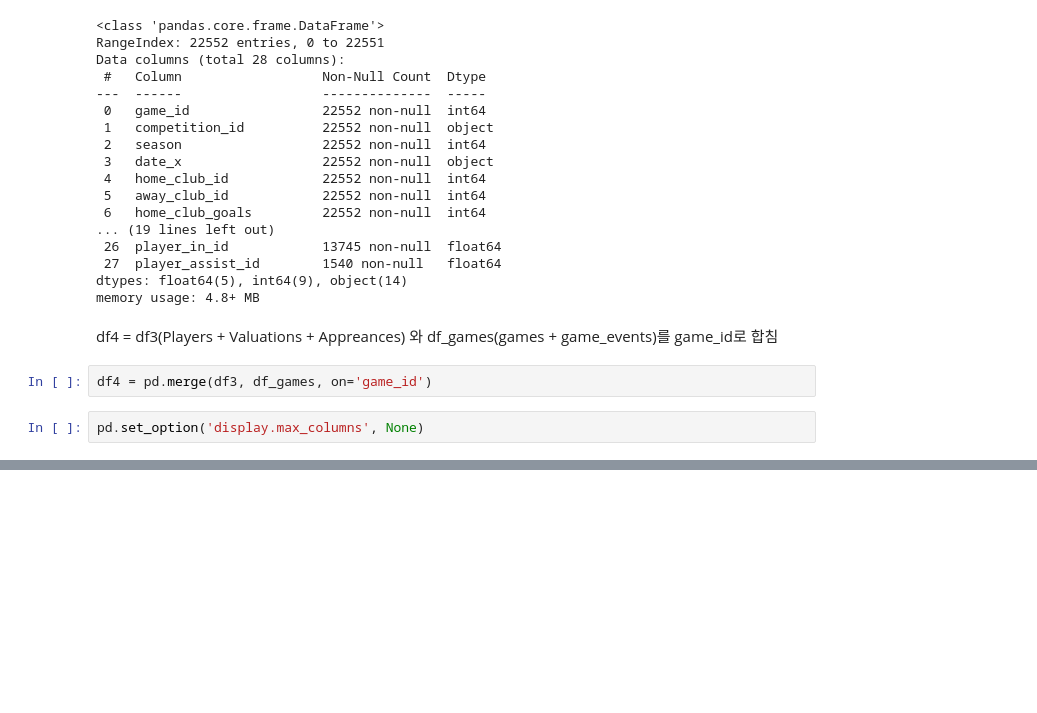
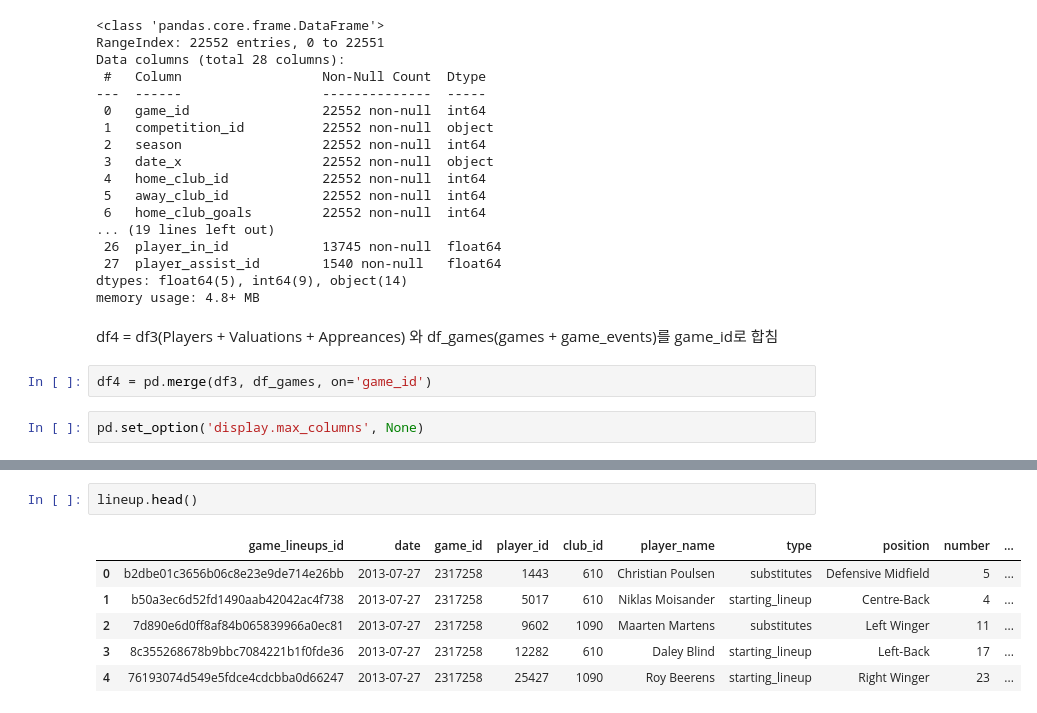
Before and after one commit to MijeongKim0533/PJ_Best_Combination, a Jupyter notebook: SY/Untitled-2.ipynb, the cells around one changed output, grey strips where cells are left out. Drawn from its saved outputs; the diff is of its cells as text; blank space fills up the shorter version.

```diff
--- a/SY/Untitled-2.ipynb
+++ b/SY/Untitled-2.ipynb
@@ -396,0 +420,9 @@ memory usage: 3.2+ GB
+# %%
+lineup.head()
+# %% [output]
+|  | game_lineups_id | date | game_id | player_id | club_id | player_name | type | position | number | ... |
+| 0 | b2dbe01c3656b06c8e23e9de714e26bb | 2013-07-27 | 2317258 | 1443 | 610 | Christian Poulsen | substitutes | Defensive Midfield | 5 | ... |
+| 1 | b50a3ec6d52fd1490aab42042ac4f738 | 2013-07-27 | 2317258 | 5017 | 610 | Niklas Moisander | starting_lineup | Centre-Back | 4 | ... |
+| 2 | 7d890e6d0ff8af84b065839966a0ec81 | 2013-07-27 | 2317258 | 9602 | 1090 | Maarten Martens | substitutes | Left Winger | 11 | ... |
+| 3 | 8c355268678b9bbc7084221b1f0fde36 | 2013-07-27 | 2317258 | 12282 | 610 | Daley Blind | starting_lineup | Left-Back | 17 | ... |
+| 4 | 76193074d549e5fdce4cdcbba0d66247 | 2013-07-27 | 2317258 | 25427 | 1090 | Roy Beerens | starting_lineup | Right Winger | 23 | ... |
```
Also changed, not shown: parts of 12 cells of this notebook.
